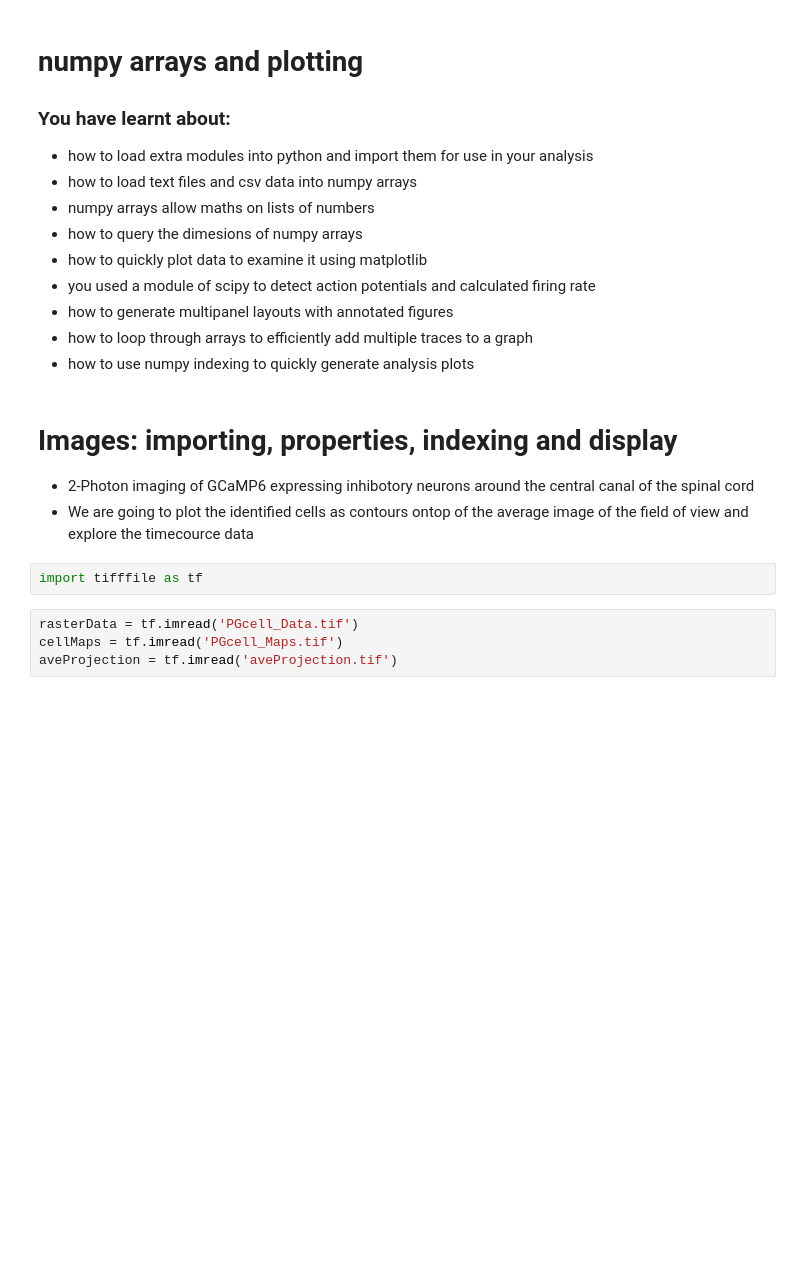
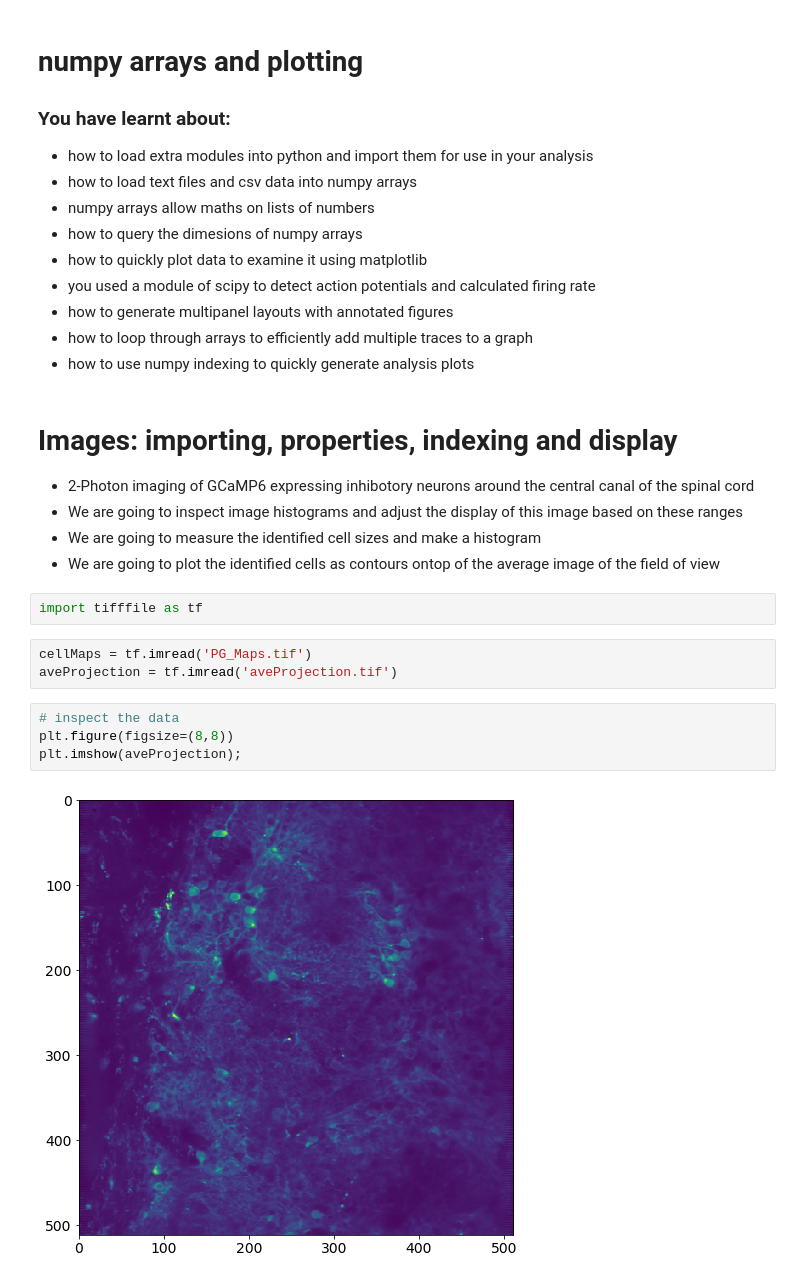
Before and after one commit to inchinn1/DataAnalysisTutorialJupyter, a Jupyter notebook: ADAPythonIntro.ipynb, the cells around one changed output. Cells and saved outputs as stored; diff of their text form; blank space fills up the shorter version.

```diff
--- a/ADAPythonIntro.ipynb
+++ b/ADAPythonIntro.ipynb
@@ -350,10 +351,17 @@ axs[1,1].set_xlabel('Voltage (mV)');
 # Images: importing, properties, indexing and display
 
 - 2-Photon imaging of GCaMP6 expressing inhibotory neurons around the central canal of the spinal cord
-- We are going to plot the identified cells as contours ontop of the average image of the field of view and explore the timecource data
+- We are going to inspect image histograms and adjust the display of this image based on these ranges
+- We are going to measure the identified cell sizes and make a histogram
+- We are going to plot the identified cells as contours ontop of the average image of the field of view
 # %%
 import tifffile as tf
 # %%
-rasterData = tf.imread('PGcell_Data.tif')
-cellMaps = tf.imread('PGcell_Maps.tif')
+cellMaps = tf.imread('PG_Maps.tif')
 aveProjection = tf.imread('aveProjection.tif')
+# %%
+# inspect the data
+plt.figure(figsize=(8,8))
+plt.imshow(aveProjection);
+# %% [output]
+[figure, added]
```
Also changed, not shown: parts of 10 cells of this notebook, 9 other files.
